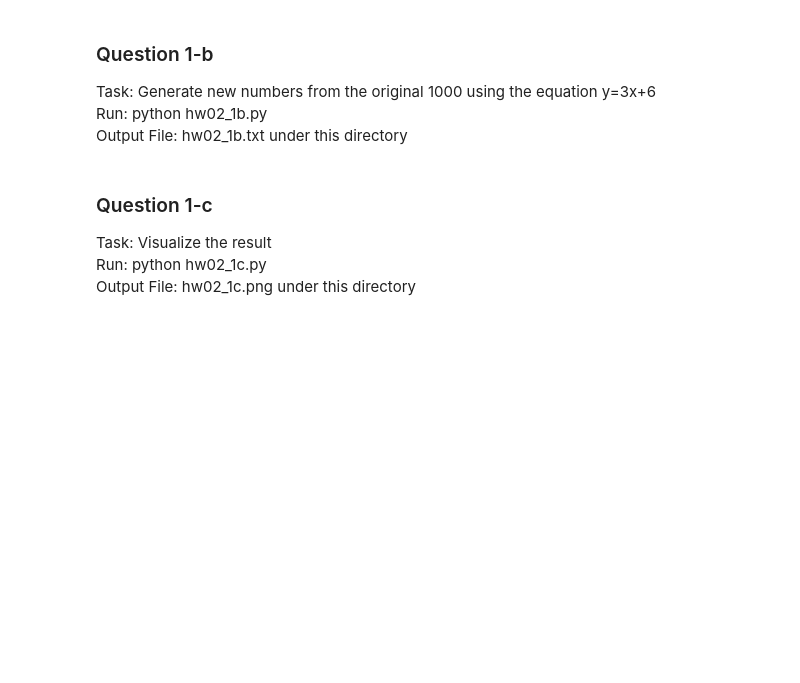
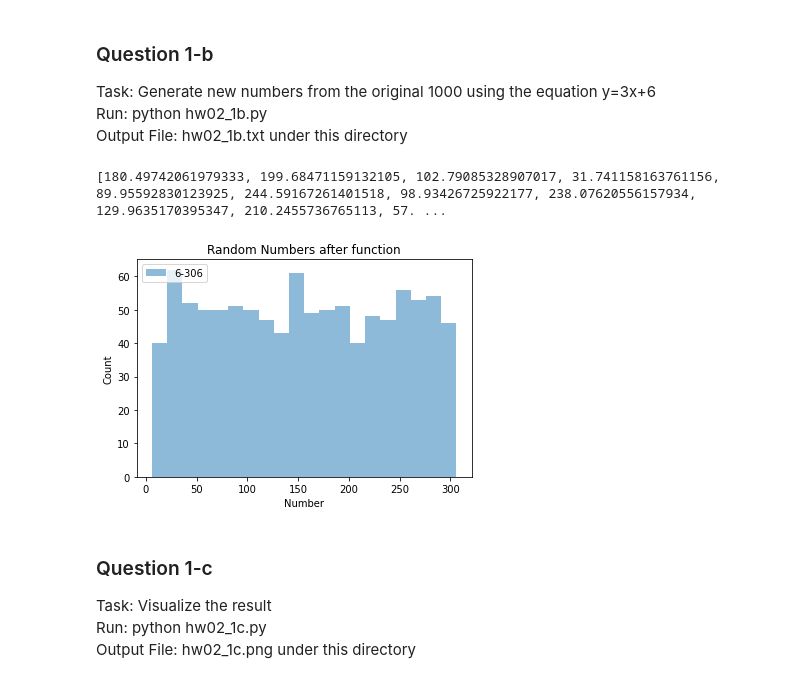
Before and after one commit to jackw1997/dsci560_hw02, a Jupyter notebook: hw02_notebook.ipynb, the cells around one changed output. Drawn from its saved outputs; the diff is of its cells as text; code cells hidden in the pictures; blank space fills up the shorter version.

```diff
--- a/hw02_notebook.ipynb
+++ b/hw02_notebook.ipynb
@@ -16,6 +36,26 @@ Run: python hw02_1b.py
 Output File: hw02_1b.txt under this directory
 # %%
 %run -i hw02_1b.py
+# %%
+import matplotlib.pyplot as plt
+random_numbers = []
+
+with open('hw02_1b.txt', 'r') as f:
+    while True:
+        line = f.readline()
+        if not line: break
+        random_numbers.append(float(line[:-1]))
+
+print(random_numbers)
+plt.hist(random_numbers,bins=20, alpha = 0.5, label = "6-306")
+plt.legend(loc='upper left')
+plt.xlabel("Number")
+plt.ylabel("Count")
+plt.title("Random Numbers after function")
+plt.show()
+# %% [output]
+[180.49742061979333, 199.68471159132105, 102.79085328907017, 31.741158163761156, 89.95592830123925, 244.59167261401518, 98.93426725922177, 238.07620556157934, 129.9635170395347, 210.2455736765113, 57. ...
+[figure, added]
 # %% [markdown]
 ### Question 1-c
 Task: Visualize the result
```
Also changed, not shown: parts of 1 cell of this notebook, 1 other file.
